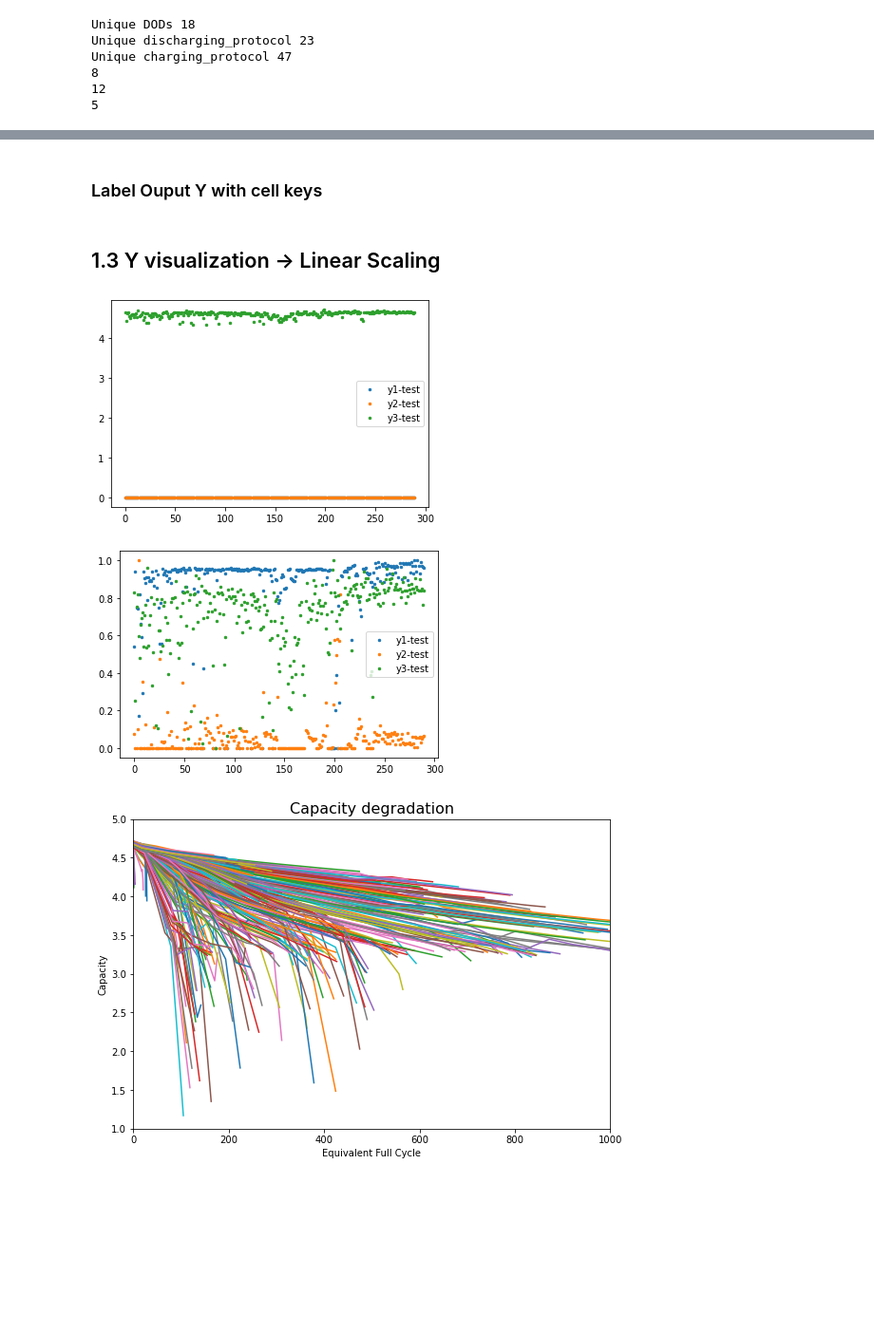
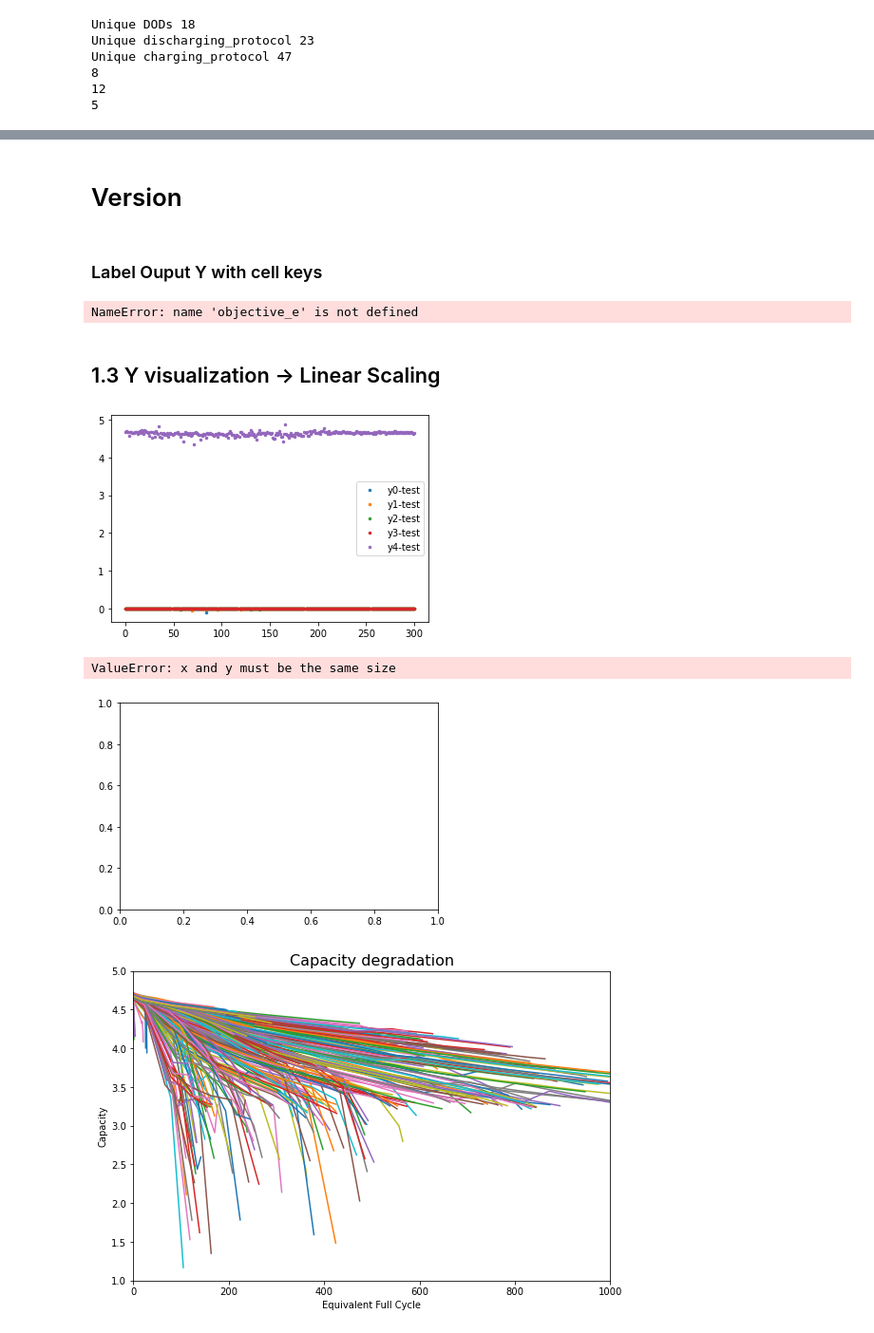
Before and after one commit to zuyeyang/Stanford_Battery_Project, a Jupyter notebook: Final_Project_Git_Code/B_notebook.ipynb, the cells around one changed output, grey strips where cells are left out. Shown at 95% size. Saved outputs shown, nothing was run; the diff lists cells and outputs as text; code cells hidden in the pictures; blank space fills up the shorter version.

```diff
--- a/Final_Project_Git_Code/B_notebook.ipynb
+++ b/Final_Project_Git_Code/B_notebook.ipynb
@@ -37,3 +34,9 @@ Unique charging_protocol 47
 8
 12
 5
+# %%
+test_coef = ["0","2","3","4","exponential"]
+func_coef = ["raw","second","third","forth","exponential"]
+for i in range(len(test_coef)):
+    globals()[f'X{test_coef[i]}'],globals()[f'y{test_coef[i]}'],globals()[f'Y{test_coef[i]}'],globals()[f'X_Y_merged{test_coef[i]}'] = \
+        eval(func_coef[i]+"_order_poly_fitting(all_metrics_df,testParamDf)")
@@ -40,31 +78,39 @@ Unique charging_protocol 47
+# %% [markdown]
+# Version
 # %% [markdown]
 ### Label Ouput Y with cell keys
 # %%
+version = 'e'
+X,y,Y,X_Y_merged = eval('X'+version),eval('y'+version),eval('Y'+version),eval('X_Y_merged'+version)
+objective = eval('objective_'+version)
 #key_parameters
-y_matrix_key = np.array([k for k,y in Y.items()]).reshape(-1,1)
+y_matrix_key = np.array([k for k,v in Y.items()]).reshape(-1,1)
 y_selected_key = y_matrix_key.squeeze()
 #y with key column
 y_with_key = np.append(y, y_matrix_key, axis = 1)
+# %% [output]
+NameError: name 'objective_e' is not defined
 # %% [markdown]
 ## 1.3 Y visualization -> Linear Scaling
 # %%
 x_ax = range(len(X))
-plt.scatter(x_ax, y[:,0],  s=6, label="y1-test")
-plt.scatter(x_ax, y[:,1],  s=6, label="y2-test")
-plt.scatter(x_ax, y[:,2],  s=6, label="y3-test")
+_,num_outputs = y.shape
+for i in range(num_outputs):
+    plt.scatter(x_ax, y[:,i],  s=6, label=f"y{i}-test")
 plt.legend()
 plt.show()
 # %% [output]
-[figure, old version]
+[figure, new version]
-# %%
-x_ax = range(len(X))
-plt.scatter(x_ax, (y[:,0]-min(y[:,0]))/(max(y[:,0])-min(y[:,0])),  s=6, label="y1-test")
-plt.scatter(x_ax, (y[:,1]-min(y[:,1]))/(max(y[:,1])-min(y[:,1])),  s=6, label="y2-test")
-plt.scatter(x_ax, (y[:,2]-min(y[:,2]))/(max(y[:,2])-min(y[:,2])),  s=6, label="y3-test")
-plt.legend()
-plt.show()
-# %% [output]
-[figure, removed]
+# %%
+for i in range(num_outputs):
+    plt.scatter(x_ax, (y[:,i]-min(y[:,i]))/(max(y[:,i])-min(y[:,i])),  s=6, label=f"y{i}-test")
+plt.legend()
+
+plt.legend()
+plt.show()
+# %% [output]
+ValueError: x and y must be the same size
+[figure, added]
 # %%
 #empirical data
 l=1000
```
Also changed, not shown: parts of 20 cells of this notebook.
